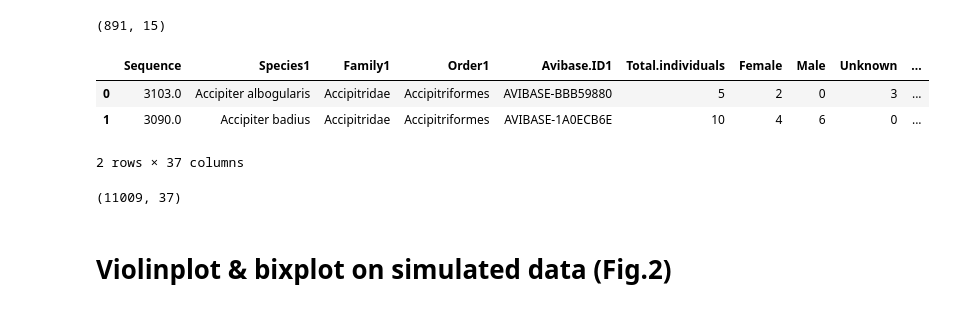
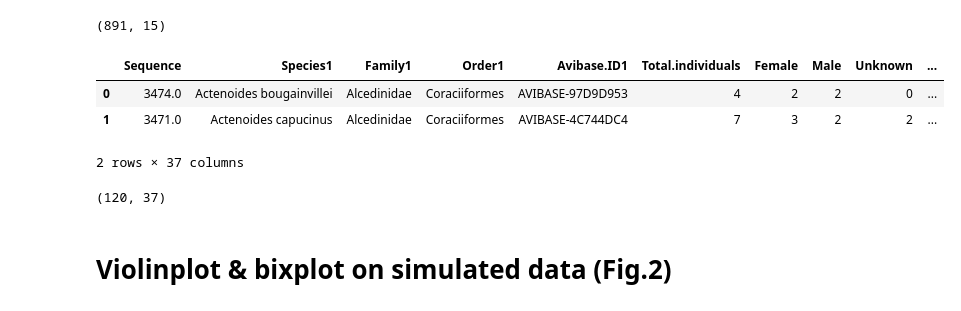
Before and after one commit to camontal/bixplot, a Jupyter notebook: examples/paper visuals python.ipynb, the cells around one changed output. Drawn from its saved outputs; the diff is of its cells as text; code cells hidden in the pictures.

Commit message:
kmax default, and alcedinidae dataset

```diff
--- a/examples/paper visuals python.ipynb
+++ b/examples/paper visuals python.ipynb
@@ -117,15 +117,15 @@ print(df_titanic.shape)
 (891, 15)
 # %%
 ########################### birds data
-df_birds = pd.read_csv(os.path.join("data", "AVONET Supplementary dataset 1.csv"))
+df_birds = pd.read_csv(os.path.join("data", "AVONET1_BirdLife_alcedinidae.csv"), sep=';')
 display(df_birds.head(2))
 print(df_birds.shape)
 # %% [output]
 |  | Sequence | Species1 | Family1 | Order1 | Avibase.ID1 | Total.individuals | Female | Male | Unknown | ... |
-| 0 | 3103.0 | Accipiter albogularis | Accipitridae | Accipitriformes | AVIBASE-BBB59880 | 5 | 2 | 0 | 3 | ... |
-| 1 | 3090.0 | Accipiter badius | Accipitridae | Accipitriformes | AVIBASE-1A0ECB6E | 10 | 4 | 6 | 0 | ... |
+| 0 | 3474.0 | Actenoides bougainvillei | Alcedinidae | Coraciiformes | AVIBASE-97D9D953 | 4 | 2 | 2 | 0 | ... |
+| 1 | 3471.0 | Actenoides capucinus | Alcedinidae | Coraciiformes | AVIBASE-4C744DC4 | 7 | 3 | 2 | 2 | ... |
 2 rows × 37 columns
-(11009, 37)
+(120, 37)
 # %%
 #define collors to sometimes stay consistent with R
 R_orange = '#E49E69'
```
Also changed, not shown: parts of 1 cell of this notebook, 5 other files.
